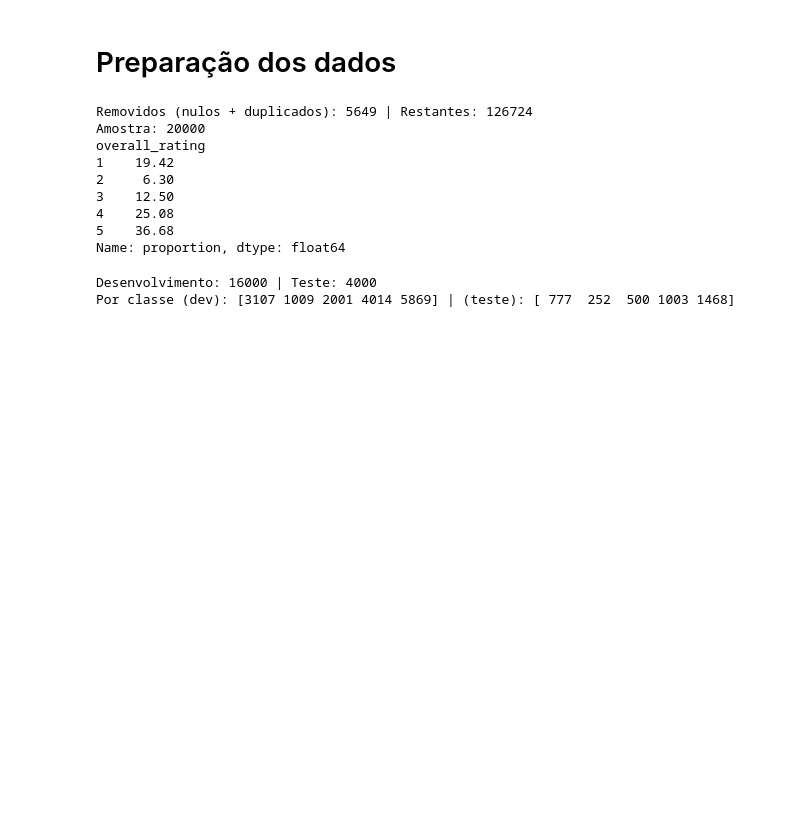
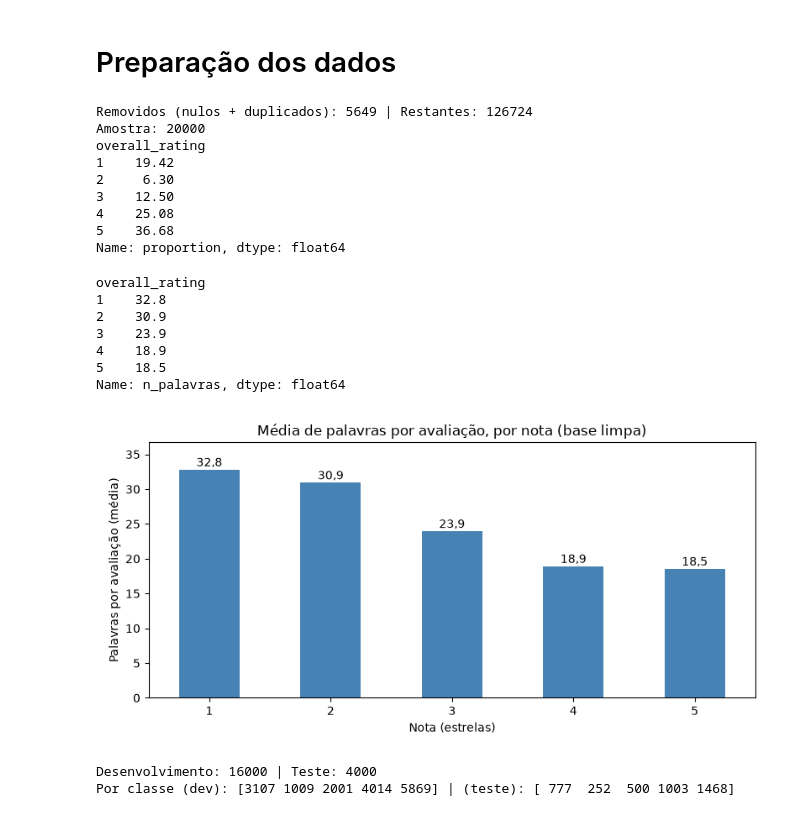
Before and after one commit to KarolayneAmabile/product-reviews-neural-network, a Jupyter notebook: Projeto3_MLP_B2W.ipynb, the cells around one changed output. Drawn from its saved outputs; the diff is of its cells as text; code cells hidden in the pictures; blank space fills up the shorter version.

```diff
--- a/Projeto3_MLP_B2W.ipynb
+++ b/Projeto3_MLP_B2W.ipynb
@@ -160,6 +175,32 @@ overall_rating
 4    25.08
 5    36.68
 Name: proportion, dtype: float64
+# %%
+# ## Média de palavras por nota (base limpa)
+# Barras com o número médio de palavras por avaliação em cada nota, depois da remoção de nulos e duplicados.
+
+media = df.groupby("overall_rating")["n_palavras"].mean()
+print(media.round(1))
+
+ax = media.plot(kind="bar", figsize=(8, 4), color="steelblue")
+for i, v in enumerate(media):                       # escreve o valor em cima de cada barra
+    ax.text(i, v + 0.5, f"{v:.1f}".replace(".", ","), ha="center")
+ax.set_ylim(0, media.max() * 1.12)                  # folga no topo para os rótulos
+plt.title("Média de palavras por avaliação, por nota (base limpa)")
+plt.xlabel("Nota (estrelas)")
+plt.ylabel("Palavras por avaliação (média)")
+plt.xticks(rotation=0)
+plt.tight_layout()
+plt.show()
+# %% [output]
+overall_rating
+1    32.8
+2    30.9
+3    23.9
+4    18.9
+5    18.5
+Name: n_palavras, dtype: float64
+[figure, added]
 # %%
 # ## Split: 80% desenvolvimento (3-fold CV) e 20% teste
 # O teste fica reservado e só é usado no final. As classes viram 0..4 (nota - 1).
```
Also changed, not shown: parts of 29 cells of this notebook, 1 other file.
